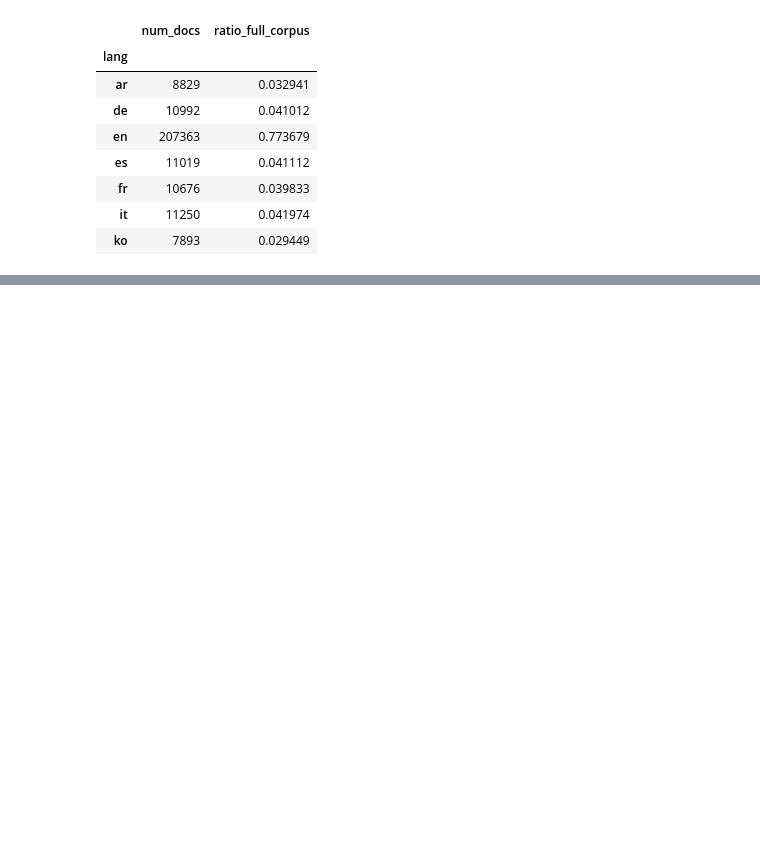
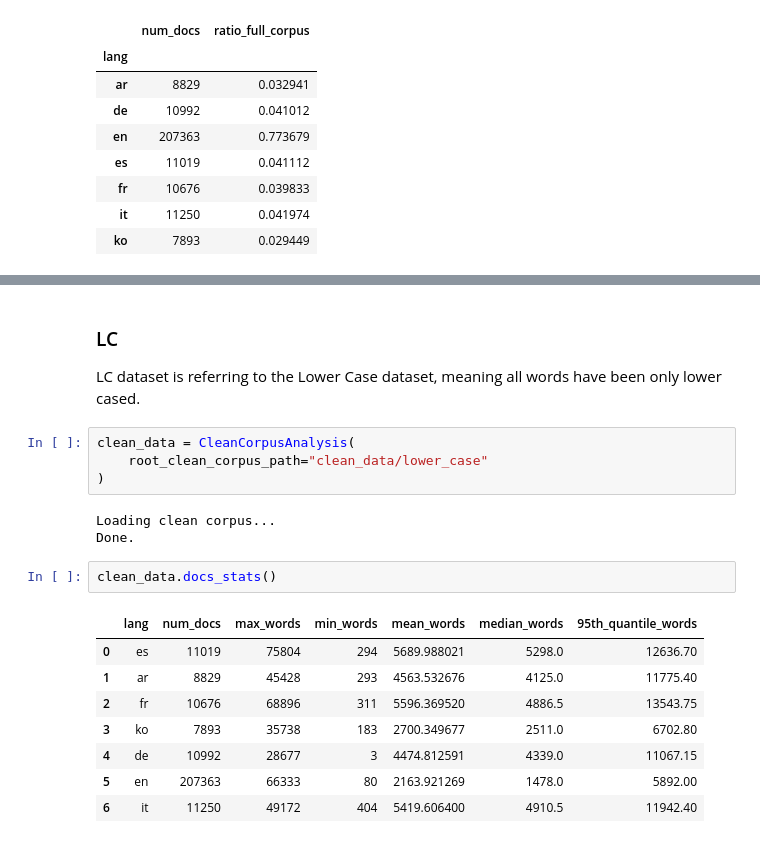
Before and after one commit to paulo-03/document_retrieval, a Jupyter notebook: data_analysis.ipynb, the cells around one changed output, grey strips where cells are left out. Saved outputs shown, nothing was run; the diff lists cells and outputs as text; blank space fills up the shorter version.

```diff
--- a/data_analysis.ipynb
+++ b/data_analysis.ipynb
@@ -60,0 +63,22 @@ std: 2897.14
+# %% [markdown]
+### LC
+
+LC dataset is referring to the Lower Case dataset, meaning all words have been only lower cased.
+# %%
+clean_data = CleanCorpusAnalysis(
+    root_clean_corpus_path="clean_data/lower_case"
+)
+# %% [output]
+Loading clean corpus...
+Done.
+# %%
+clean_data.docs_stats()
+# %% [output]
+|  | lang | num_docs | max_words | min_words | mean_words | median_words | 95th_quantile_words |
+| 0 | es | 11019 | 75804 | 294 | 5689.988021 | 5298.0 | 12636.70 |
+| 1 | ar | 8829 | 45428 | 293 | 4563.532676 | 4125.0 | 11775.40 |
+| 2 | fr | 10676 | 68896 | 311 | 5596.369520 | 4886.5 | 13543.75 |
+| 3 | ko | 7893 | 35738 | 183 | 2700.349677 | 2511.0 | 6702.80 |
+| 4 | de | 10992 | 28677 | 3 | 4474.812591 | 4339.0 | 11067.15 |
+| 5 | en | 207363 | 66333 | 80 | 2163.921269 | 1478.0 | 5892.00 |
+| 6 | it | 11250 | 49172 | 404 | 5419.606400 | 4910.5 | 11942.40 |
```
Also changed, not shown: parts of 18 cells of this notebook, 14 other files.
